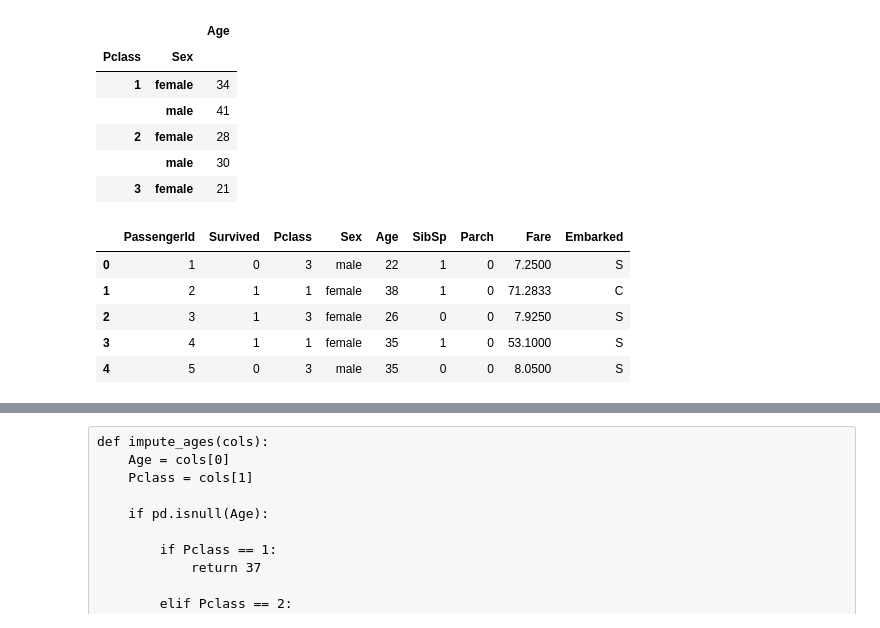
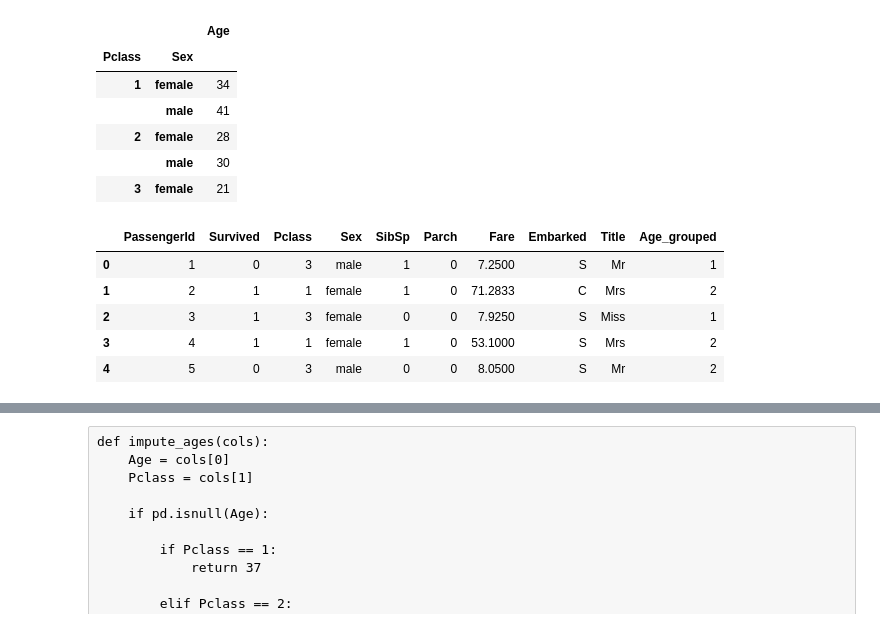
Before and after one commit to Healingl/titanic, a Jupyter notebook: titanic.ipynb, the cells around one changed output, grey strips where cells are left out. Drawn from its saved outputs; the diff is of its cells as text; code cells hidden in the pictures.

```diff
--- a/titanic.ipynb
+++ b/titanic.ipynb
@@ -70,8 +70,17 @@ Percent of missing values in Cabin: 77.1%
 # %%
 # as predicted a lot of values (77.1%) are missing in the cabin feature up to a point where imputing the values is not reasonable.
 # we will drop the feature as a result, together with the identifiers (PassengerId, Name) and the Ticket feature (probably useless, way too many values)
-training = training.drop(['Cabin', 'Name', 'Ticket'], axis=1)
-test = test.drop(['Cabin', 'Name', 'Ticket'], axis=1)
+def find_title(name):
+    import re
+    title = r', (\w+).'
+    return re.findall(title, name)[0]
+
+
+
+training['Title'] = training['Name'].apply(find_title)
+test['Title'] = test['Name'].apply(find_title)
+training = training.drop(['Cabin', 'Ticket', 'Name'], axis=1)
+test = test.drop(['Cabin', 'Ticket', 'Name'], axis=1)
 # %%
 # the missing values in Age and Embarked feature can be imputed using the Sex/PClass features
 table = pd.pivot_table(training, values='Age', index=['Pclass', 'Sex'], aggfunc=np.nanmean)
@@ -101,22 +110,25 @@ table.head()
 |  | male | 30 |
 | 3 | female | 21 |
 # %%
-# now we
+# now we impute the ages with the Age-median of the corresponding Pclass / Sex features and group them in a new column ('Age_grouped')
 def impute_age(df):
     testing = df.dropna()
-    table = pd.pivot_table(df, values='Age', index=['Pclass', 'Sex'], aggfunc=np.mean)
+    table = pd.pivot_table(df, values='Age', index=['Pclass', 'Sex'], aggfunc=np.median)
     table.Age = table.Age.astype('int')
     df[['Pclass','Sex','Age']] = df.set_index(['Pclass','Sex']).Age.fillna(table.Age).reset_index()
     df.Age = df.Age.astype('int')
+    df['Age_grouped'] = pd.cut(df.Age, 5, labels=range(5))
+    df['Age_grouped'] = df['Age_grouped'].astype('int')
+    df = df.drop('Age', axis=1)
     return df
 
 training = impute_age(training)
 test = impute_age(test)
 training.head()
 # %% [output]
-|  | PassengerId | Survived | Pclass | Sex | Age | SibSp | Parch | Fare | Embarked |
-| 0 | 1 | 0 | 3 | male | 22 | 1 | 0 | 7.2500 | S |
-| 1 | 2 | 1 | 1 | female | 38 | 1 | 0 | 71.2833 | C |
-| 2 | 3 | 1 | 3 | female | 26 | 0 | 0 | 7.9250 | S |
-| 3 | 4 | 1 | 1 | female | 35 | 1 | 0 | 53.1000 | S |
-| 4 | 5 | 0 | 3 | male | 35 | 0 | 0 | 8.0500 | S |
+|  | PassengerId | Survived | Pclass | Sex | SibSp | Parch | Fare | Embarked | Title | Age_grouped |
+| 0 | 1 | 0 | 3 | male | 1 | 0 | 7.2500 | S | Mr | 1 |
+| 1 | 2 | 1 | 1 | female | 1 | 0 | 71.2833 | C | Mrs | 2 |
+| 2 | 3 | 1 | 3 | female | 0 | 0 | 7.9250 | S | Miss | 1 |
+| 3 | 4 | 1 | 1 | female | 1 | 0 | 53.1000 | S | Mrs | 2 |
+| 4 | 5 | 0 | 3 | male | 0 | 0 | 8.0500 | S | Mr | 2 |
```
Also changed, not shown: parts of 27 cells of this notebook.
